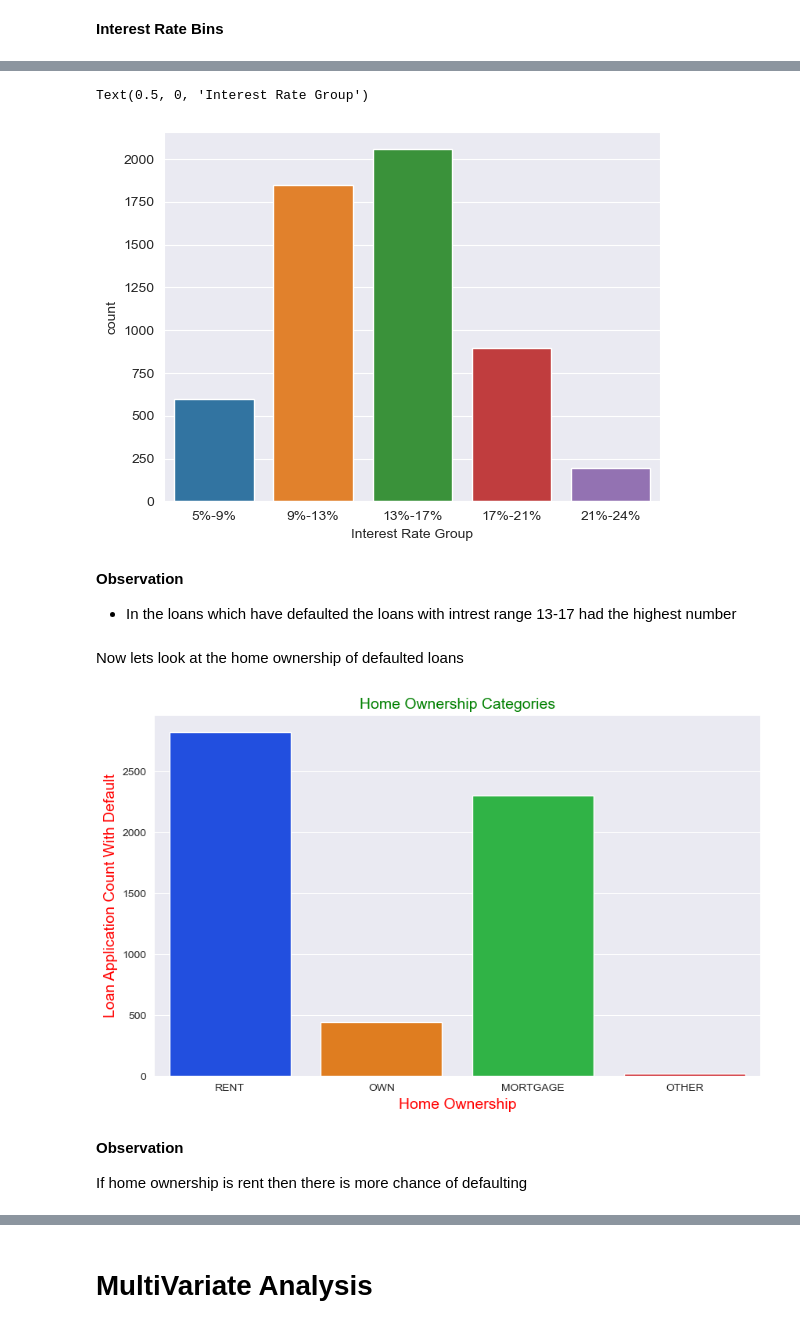
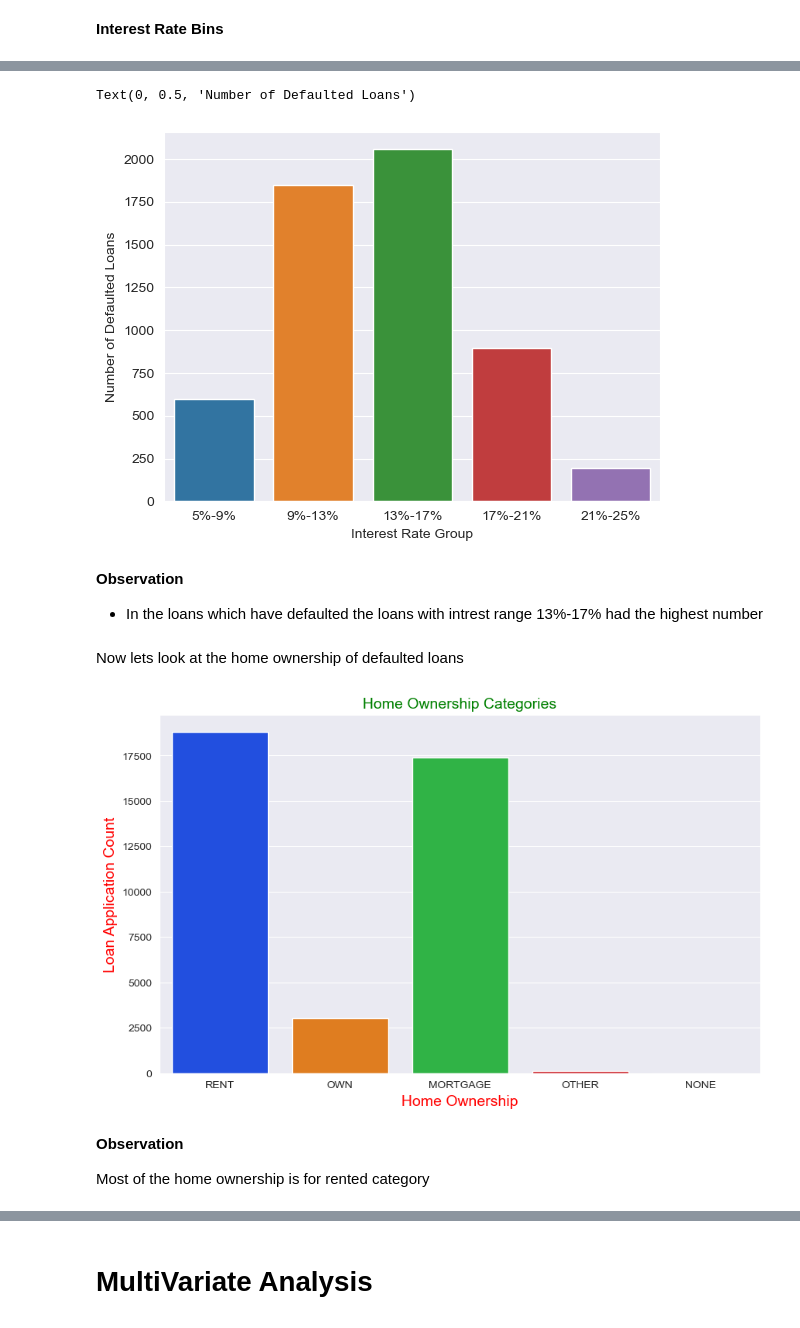
Before and after one commit to vivekbabu/LendingClubCaseStudy, a Jupyter notebook: Group_Facilitator_Name.ipynb, the cells around one changed output, grey strips where cells are left out. Saved outputs shown, nothing was run; the diff lists cells and outputs as text; code cells hidden in the pictures.

```diff
--- a/Group_Facilitator_Name.ipynb
+++ b/Group_Facilitator_Name.ipynb
@@ -450,4 +458,4 @@ We can see that the charged off loans are propotional to the loans in each segme
 # %% [markdown]
 **Interest Rate Bins**
 # %%
-loan_df['int_rate_groups'] = pd.cut(loan_df.int_rate, bins=5,precision =0,labels=['5%-9%','9%-13%','13%-17%','17%-21%','21%-24%'])
+loan_df.int_rate.describe()
@@ -454,24 +472,27 @@ loan_df['int_rate_groups'] = pd.cut(loan_df.int_rate, bins=5,precision =0,labels
+# %%
+loan_df['int_rate_groups'] = pd.cut(loan_df.int_rate, bins=5,precision =0,labels=['5%-9%','9%-13%','13%-17%','17%-21%','21%-25%'])
 # %%
 sns.countplot(x='int_rate_groups', data=loan_df[loan_df.loan_status == 'Charged Off'])
 plt.xlabel('Interest Rate Group')
+plt.ylabel('Number of Defaulted Loans')
 # %% [output]
-Text(0.5, 0, 'Interest Rate Group')
+Text(0, 0.5, 'Number of Defaulted Loans')
-[figure, old version]
+[figure, new version]
 # %% [markdown]
 **Observation**
-- In the loans which have defaulted the loans with intrest range 13-17 had the highest number
+- In the loans which have defaulted the loans with intrest range 13%-17% had the highest number
 # %% [markdown]
 Now lets look at the home ownership of defaulted loans
 # %%
 plt.figure(figsize=(10,6),facecolor='w')
-ax = sns.countplot(x="home_ownership",data=loan_df[loan_df.loan_status == 'Charged Off'],palette=sns.color_palette("bright", 10))
+ax = sns.countplot(x="home_ownership",data=loan_df,palette=sns.color_palette("bright", 10))
 ax.set_title('Home Ownership Categories',fontsize=14,color='g')
 ax.set_xlabel('Home Ownership',fontsize=14,color = 'r')
-ax.set_ylabel('Loan Application Count With Default',fontsize=14,color = 'r')
+ax.set_ylabel('Loan Application Count',fontsize=14,color = 'r')
 plt.show()
 # %% [output]
-[figure, old version]
+[figure, new version]
 # %% [markdown]
 **Observation**
 
-If home ownership is rent then there is more chance of defaulting
+Most of the home ownership is for rented category
```
Also changed, not shown: parts of 22 cells of this notebook.
